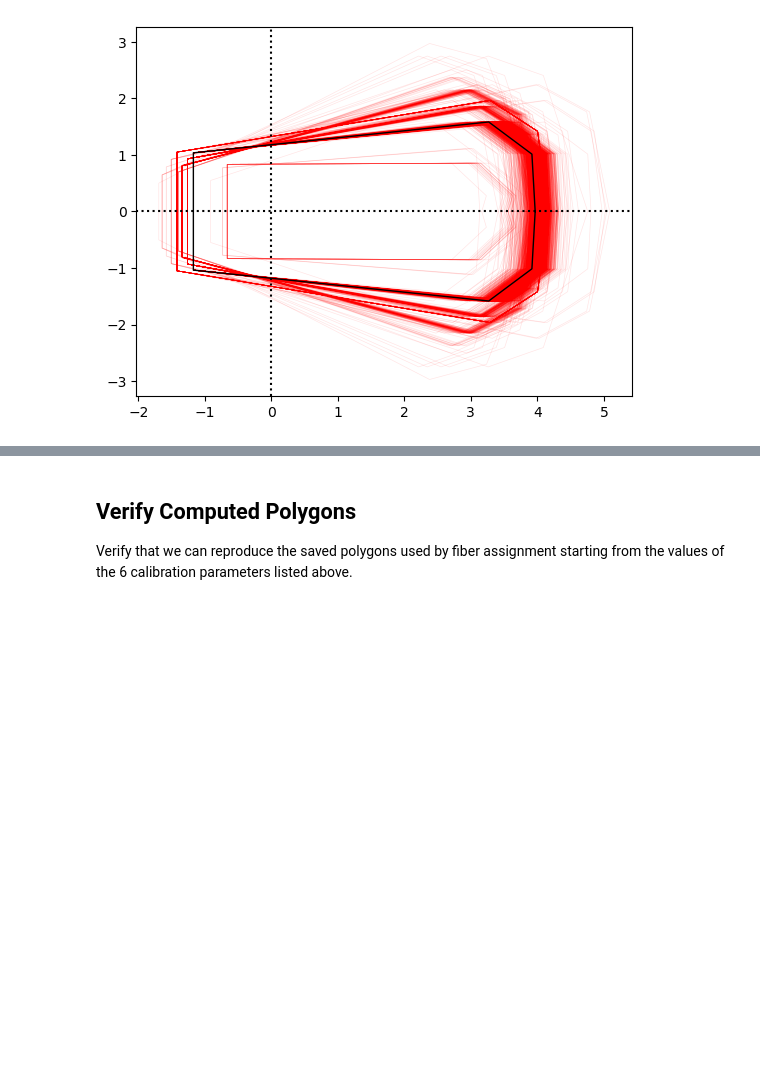
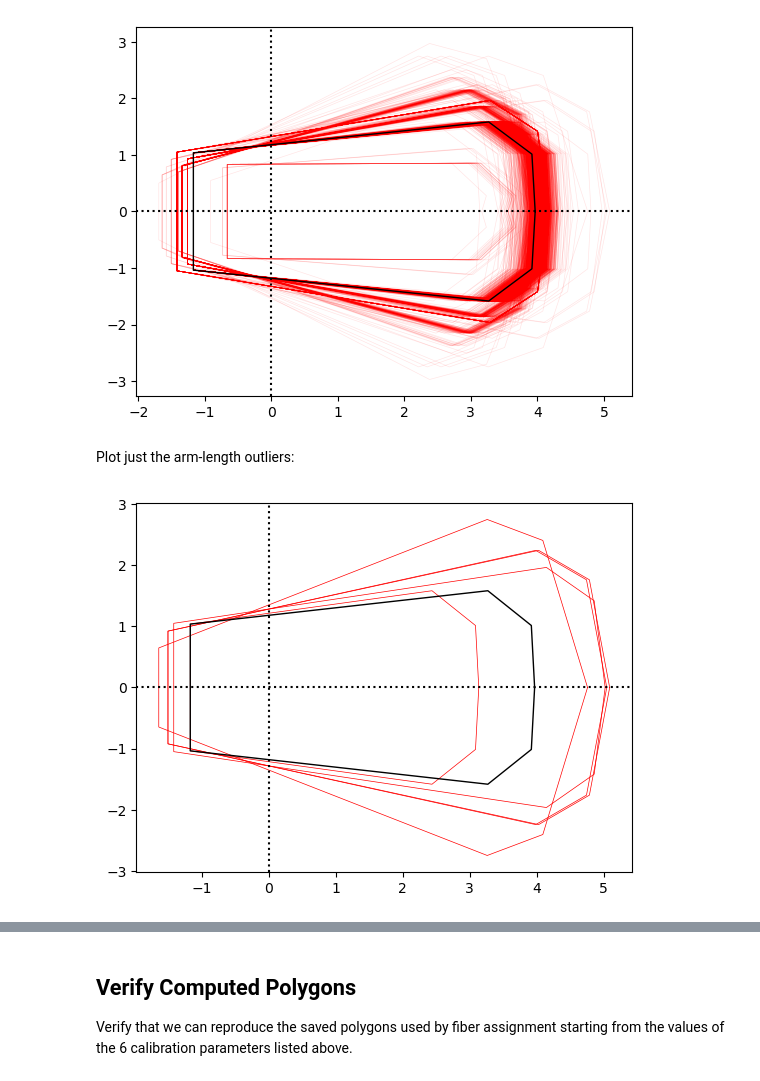
Before and after one commit to desihub/fpoffline, a Jupyter notebook: nb/Keepouts/Keepouts.ipynb, the cells around one changed output, grey strips where cells are left out. Cells and saved outputs as stored; diff of their text form; code cells hidden in the pictures; blank space fills up the shorter version.

```diff
--- a/nb/Keepouts/Keepouts.ipynb
+++ b/nb/Keepouts/Keepouts.ipynb
@@ -178,6 +272,7 @@ Fiber assignment uses a daily snapshot of the focal plane state produced by the
 
 Read a snapshot (you will need to provide an appropriate path argument if not running at NERSC):
 # %%
-snapshot, snap_time = fpoffline.io.get_snapshot(timestamp=astropy.time.Time('2024-09-19T12:00:00', format='isot', scale='utc'))
+snapshot, snap_time = fpoffline.io.get_snapshot(
+    timestamp=astropy.time.Time('2024-09-20T12:00:00', format='isot', scale='utc'))
 print(f'Loading snapshot from {snap_time}')
 # %% [output]
@@ -201,16 +296,18 @@ plt.savefig('nominals.jpg');
 # %% [markdown]
 Plot all of the adjusted keepout polygons stored in the snapshot:
 # %%
-def plot_keepouts(snap, arm, save=None):
+def plot_keepouts(snap, arm, alpha=0.1, posids=None, save=None):
 
     nominal = nominal_T if arm =='T' else nominal_P
     color = 'b' if arm == 'T' else 'r'
 
     # Loop over robots
     for row in snap:
+        if posids is not None and row["POS_ID"] not in posids:
+            continue
         # Load the saved polygon
         poly = canonical(row[f"KEEPOUT_{arm}"])
-        plt.plot(*poly, '-', c=color, alpha=0.1, lw=0.5)
+        plt.plot(*poly, '-', c=color, alpha=alpha, lw=0.5)
 
     # Overplot the nominal keepout in black
     plt.plot(*nominal, 'k-', lw=1)
@@ -231,3 +328,9 @@ There are many different phi keepouts since these reflect the effective arm leng
 plot_keepouts(snapshot, 'P', save='phi_keepouts.jpg')
 # %% [output]
 [figure]
+# %% [markdown]
+Plot just the arm-length outliers:
+# %%
+plot_keepouts(snapshot, 'P', alpha=1, posids=R12_outliers)
+# %% [output]
+[figure, added]
```
Also changed, not shown: parts of 17 cells of this notebook.
